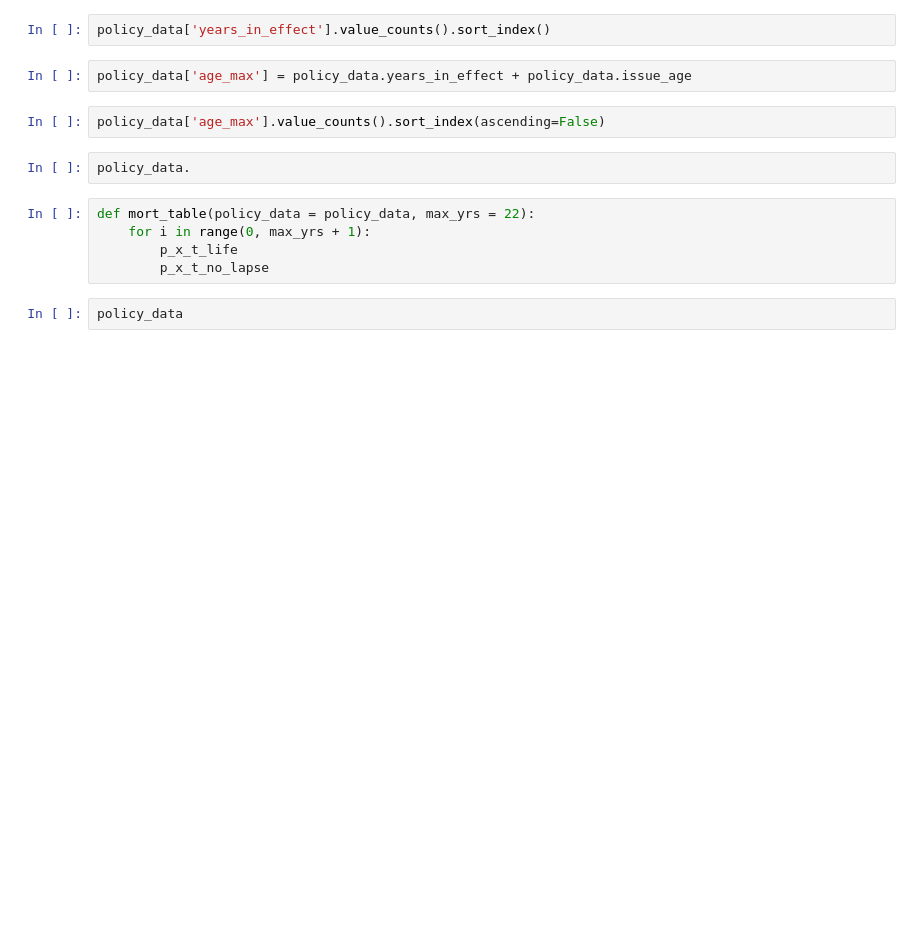
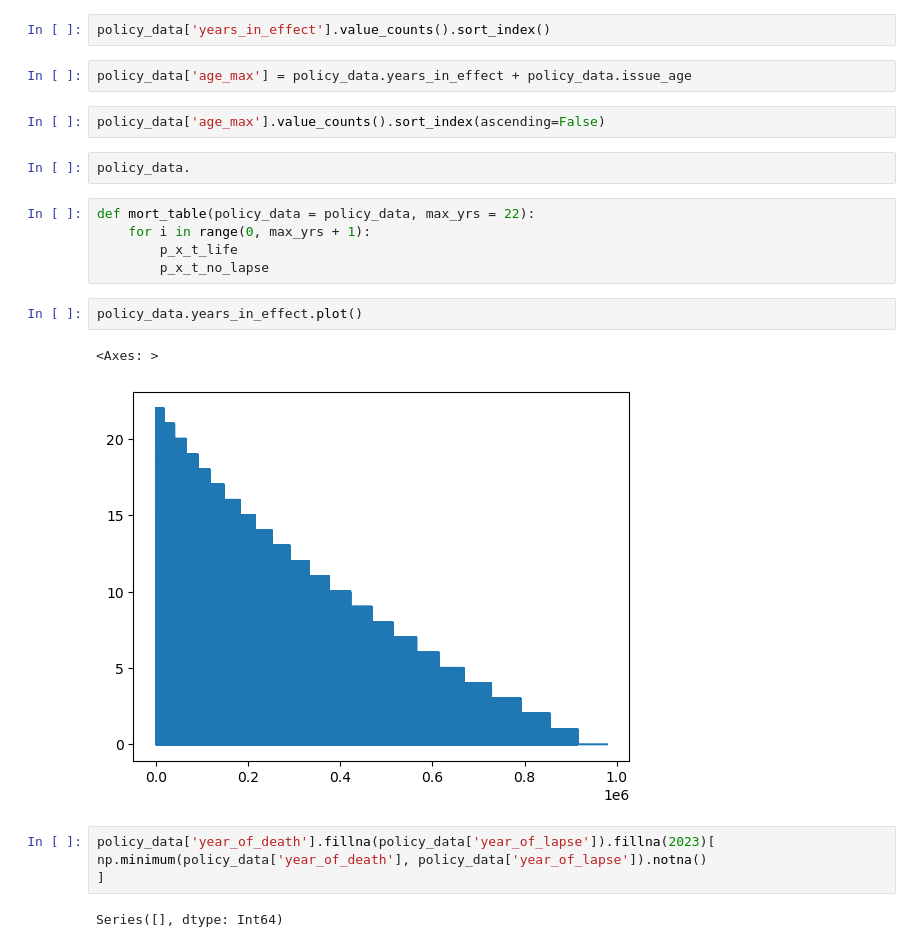
Before and after one commit to wcmohr/SOACaseStudy2024, a Jupyter notebook: Notebooks/Untitled.ipynb, the cells around one changed output. Cells and saved outputs as stored; diff of their text form; blank space fills up the shorter version.

```diff
--- a/Notebooks/Untitled.ipynb
+++ b/Notebooks/Untitled.ipynb
@@ -279,8 +222,17 @@ def mort_table(policy_data = policy_data, max_yrs = 22):
     for i in range(0, max_yrs + 1):
         p_x_t_life
         p_x_t_no_lapse
-# %%
-policy_data
+# %%
+policy_data.years_in_effect.plot()
+# %% [output]
+<Axes: >
+[figure, added]
+# %%
+policy_data['year_of_death'].fillna(policy_data['year_of_lapse']).fillna(2023)[
+np.minimum(policy_data['year_of_death'], policy_data['year_of_lapse']).notna()
+]
+# %% [output]
+Series([], dtype: Int64)
 # %%
 policy_data['years_in_effect'] = np.min(2023,
     np.min(policy_data['year_of_death'], policy_data['year_of_lapse'])) - \
```
Also changed, not shown: parts of 35 cells of this notebook.
